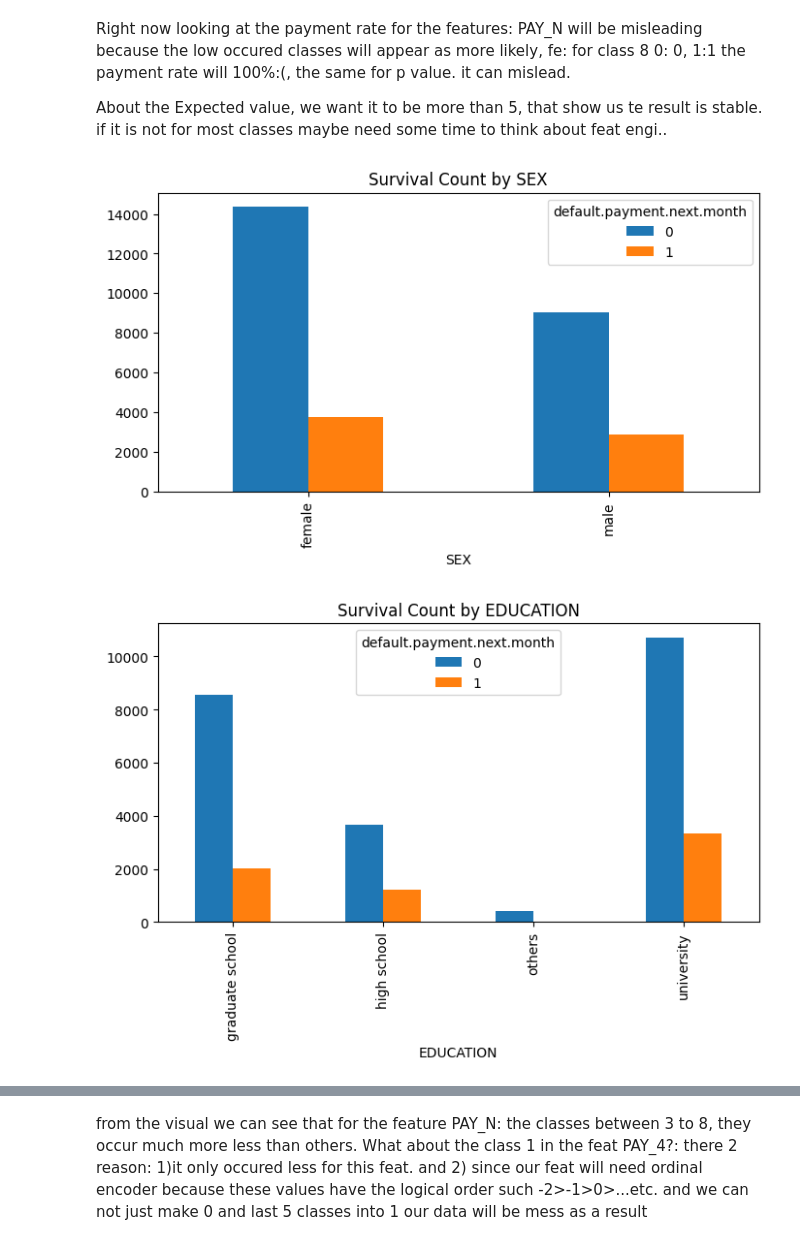
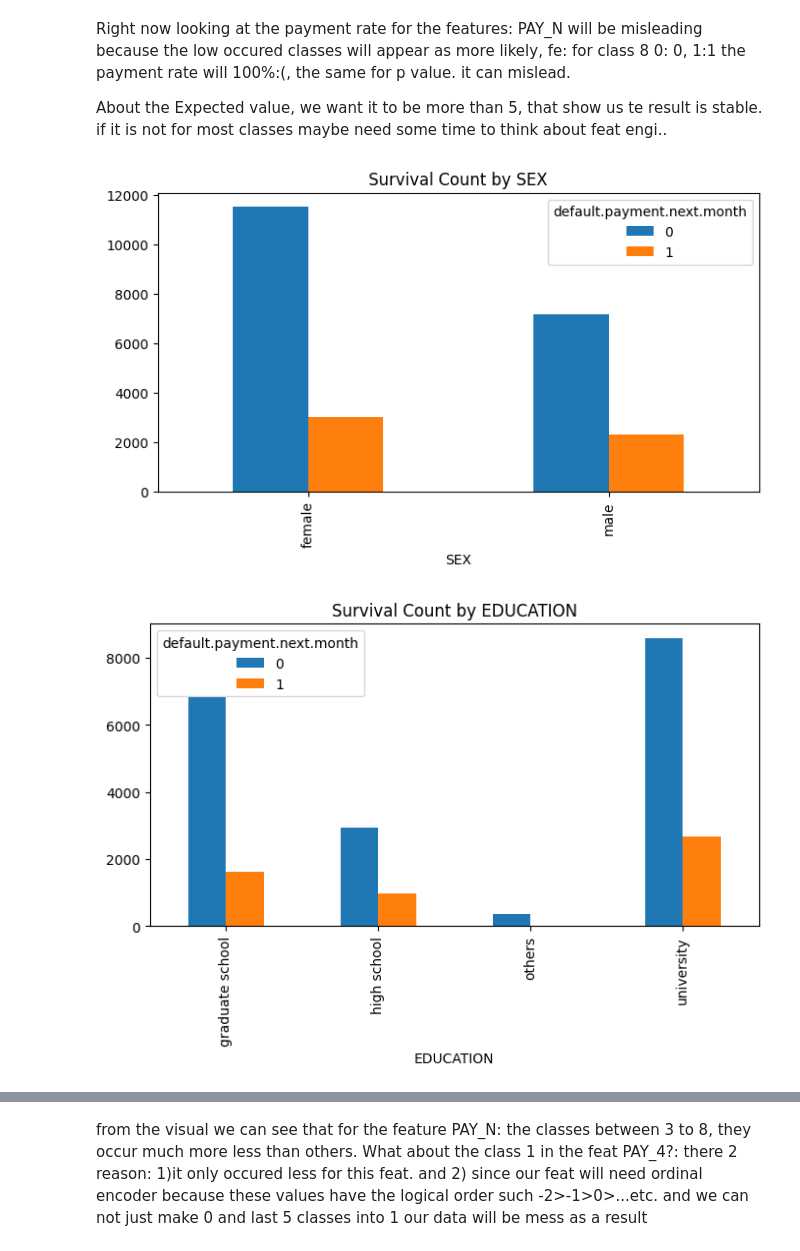
Before and after one commit to aibarC/default_credit_card_project, a Jupyter notebook: notebooks/01_eda.ipynb, the cells around one changed output, grey strips where cells are left out. Drawn from its saved outputs; the diff is of its cells as text; code cells hidden in the pictures.

Commit message:
fix(saving): fixed the incorrect saving of train and test datasets

```diff
--- a/notebooks/01_eda.ipynb
+++ b/notebooks/01_eda.ipynb
@@ -215,10 +215,10 @@ def cat_plotting_distribution(data, column, figsize=(10,5)):
 # %%
 #some slight modification to the categorical
 # columns for better visualization
-df['EDUCATION']=df['EDUCATION'].replace({1:'graduate school', 2:'university', 3:'high school', 4:'others', 5:'others', 6:'unknown', 0:'unknown'})
+train_df['EDUCATION']=train_df['EDUCATION'].replace({1:'graduate school', 2:'university', 3:'high school', 4:'others', 5:'others', 6:'unknown', 0:'unknown'})
 #EDUCATION will be later replaced again(4,5,6,0 will be combined into one class "others")
-df['SEX']=df['SEX'].replace({1:'male', 2:'female'})
-df["MARRIAGE"]=df["MARRIAGE"].replace({1:'married', 2:'single', 3:'others', 0:'others'})
+train_df['SEX']=train_df['SEX'].replace({1:'male', 2:'female'})
+train_df["MARRIAGE"]=train_df["MARRIAGE"].replace({1:'married', 2:'single', 3:'others', 0:'others'})
 # %%
 #the same stuff for test_df
 test_df['EDUCATION']=test_df['EDUCATION'].replace({1:'graduate school', 2:'university', 3:'high school', 4:'others', 5:'others', 6:'unknown', 0:'unknown'})
@@ -279,7 +282,7 @@ we can see that most of the PAY_N columns have the less occurence classes, maybe
 
 In the EDUCATION feature i will combine the classes such as "unknown"+"other" -> "other"
 # %%
-df['EDUCATION']=df['EDUCATION'].replace({'unknown': 'others'})
+train_df['EDUCATION']=train_df['EDUCATION'].replace({'unknown': 'others'})
 # %%
 #the same for test_df
 test_df['EDUCATION']=test_df['EDUCATION'].replace({'unknown': 'others'})
@@ -300,7 +303,7 @@ def wilson_ci(k, n, alpha=0.05):
     center = (p + (z**2)/(2*n)) / denom
     half = (z * np.sqrt((p*(1-p) + (z**2)/(4*n)) / n)) / denom
     return (center - half, center + half)
-def cat_vs_target(col, target=target, df=df, alpha=0.05, show_ci=True):
+def cat_vs_target(col, target=target, df=train_df, alpha=0.05, show_ci=True):
 
     tab = pd.crosstab(df[col], df[target])
 
@@ -365,12 +368,12 @@ About the Expected value, we want it to be more than 5, that show us te result i
 # %%
 #to visually see it
 for col in cat_cols:
-    pd.pivot_table(df, index=col,
+    pd.pivot_table(train_df, index=col,
                     aggfunc='count',
                     columns='default.payment.next.month',
                     values='AGE' ,
                         observed=True).plot(kind='bar', figsize=(8, 4))
     plt.title(f'Survival Count by {col}')
 # %% [output]
-[figure, old version]
+[figure, new version]
-[figure, old version]
+[figure, new version]
```
Also changed, not shown: parts of 32 cells of this notebook, 4 other files.
